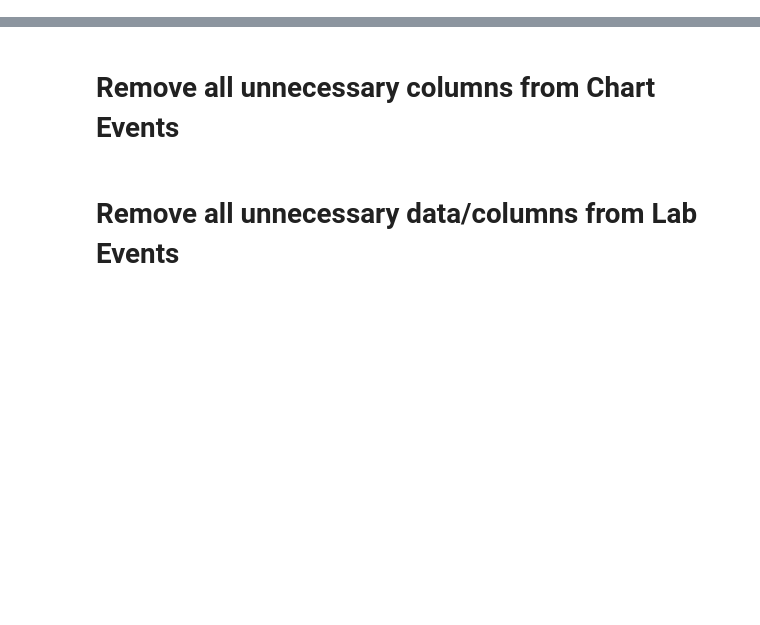
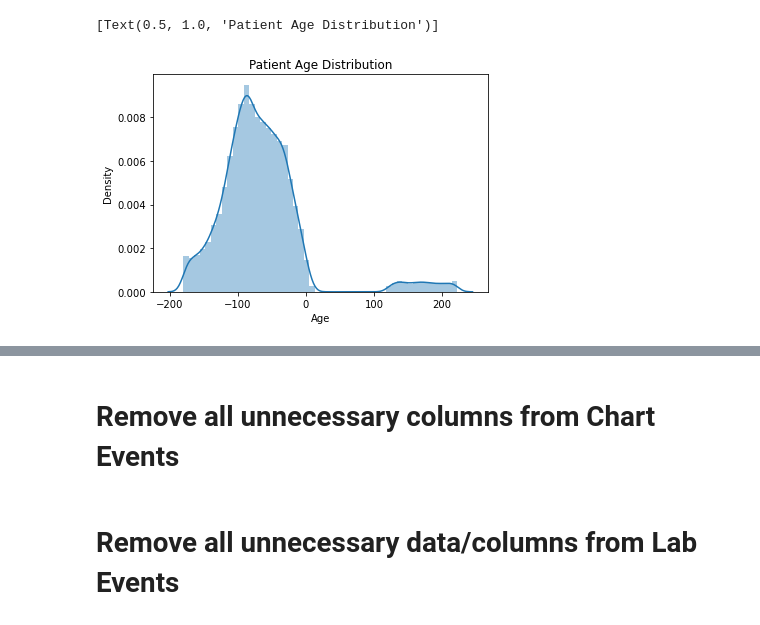
Before and after one commit to Amu19/conformalrnn1, a Jupyter notebook: utils/THESIS_NOTE.ipynb, the cells around one changed output, grey strips where cells are left out. Cells and saved outputs as stored; diff of their text form; code cells hidden in the pictures; blank space fills up the shorter version.

```diff
--- a/utils/THESIS_NOTE.ipynb
+++ b/utils/THESIS_NOTE.ipynb
@@ -62,5 +107,22 @@ df_patients.head()
+# %%
+#df_patients['DOB'] = df_patients['DOB'].apply(lambda x: pd.to_datetime(x))
+#df_patients['DOD'] = df_patients['DOD'].apply(lambda x: pd.to_datetime(x))
+#df_patients.dtypes
+
+def func(x):
+     difference = datetime.datetime.now() - x
+     secondsdiff = difference.total_seconds()
+     yeardiff = divmod(secondsdiff, 31536000)[0]
+     return int(yeardiff)
+
+df_patients['Age'] = df_patients['DOB'].apply(func)
 # %%
 #df_icu_stays = pd.read_csv('C:/Users/Chicki/Desktop/Data/ICUSTAYS1.csv')
 #df_icu_stays.count()
 #print ((df_icu_stays.head(5)))
 #df_icu_stays.sort_values(by=['SUBJECT_ID']).head(20)
+#df_patients.head()
+sns.distplot(df_patients['Age']).set(title = "Patient Age Distribution")
+# %% [output]
+[Text(0.5, 1.0, 'Patient Age Distribution')]
+[figure, added]
```
Also changed, not shown: parts of 12 cells of this notebook.
